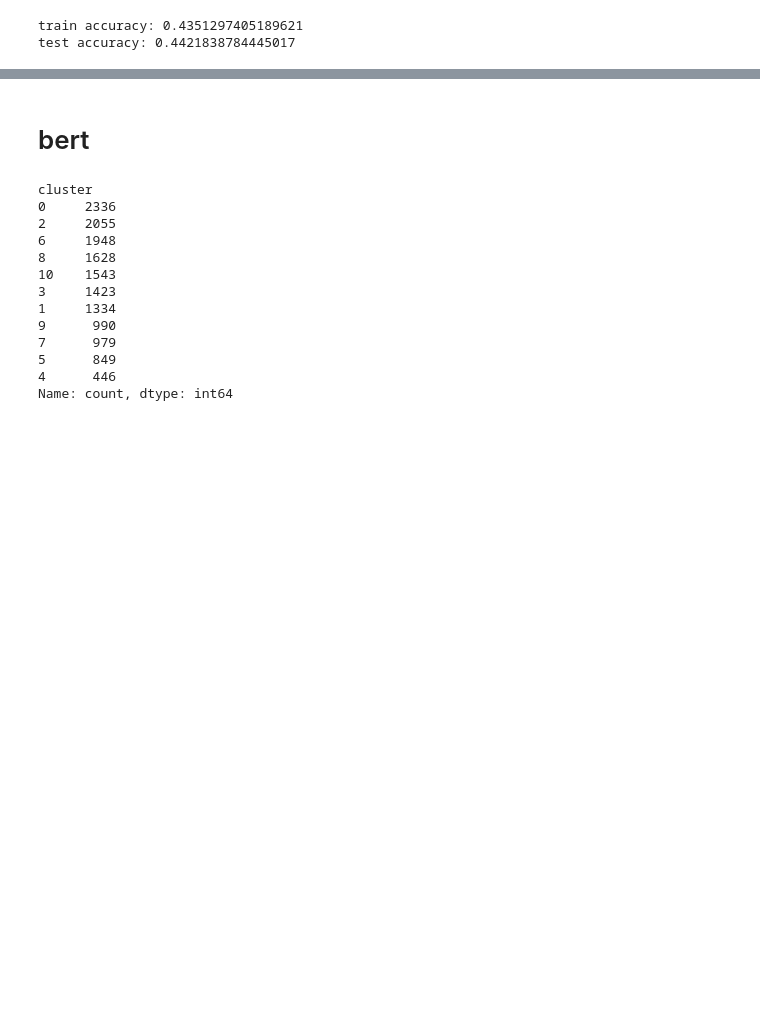
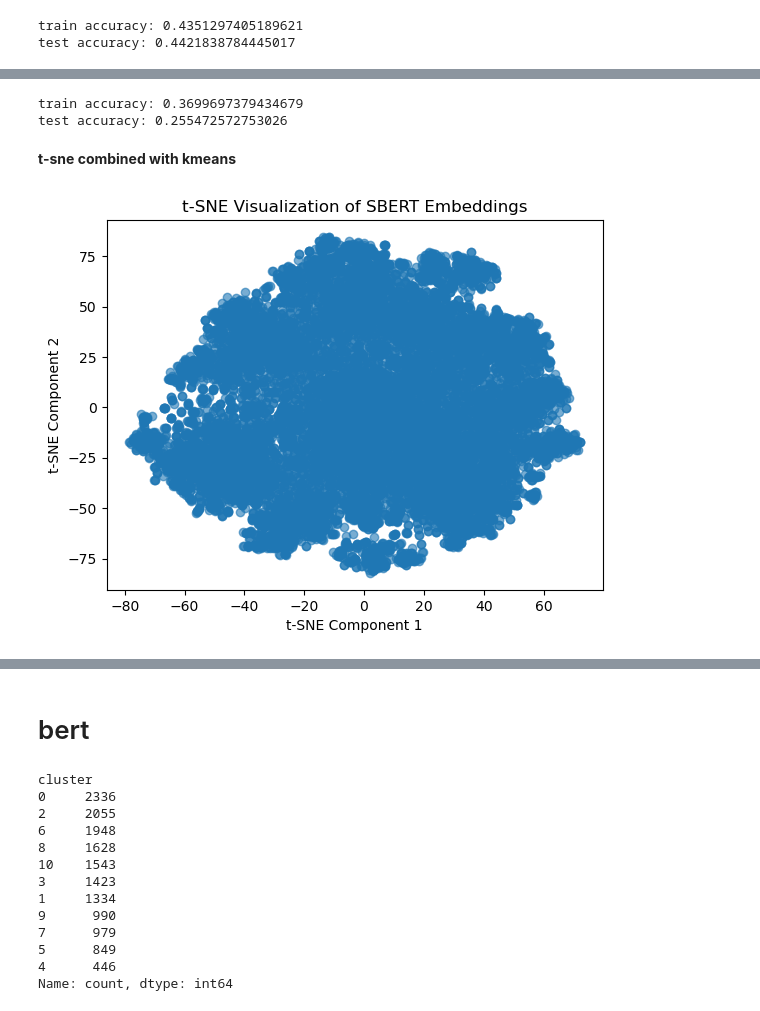
Before and after one commit to YuedanHuo/Capstone_team24, a Jupyter notebook: bert.ipynb, the cells around one changed output, grey strips where cells are left out. Drawn from its saved outputs; the diff is of its cells as text; code cells hidden in the pictures; blank space fills up the shorter version.

```diff
--- a/bert.ipynb
+++ b/bert.ipynb
@@ -154,0 +158,3 @@ test accuracy: 0.4421838784445017
+# %%
+X_train_sbert = np.vstack(df_train_label["sbert_embedding"].values)  # Shape: (num_samples, 384)
+X_test_sbert = np.vstack(df_test_label["sbert_embedding"].values)
@@ -154,0 +263,26 @@ test accuracy: 0.4421838784445017
+# %%
+train_accuracy = np.sum(df_train_label['matched_topic_id'] == df_train_label['topic_id'])/len(df_train_label)
+test_accuracy = np.sum(df_test_label['matched_topic_id'] == df_test_label['topic_id'])/len(df_test_label)
+print('train accuracy:', train_accuracy)
+print('test accuracy:', test_accuracy)
+# %% [output]
+train accuracy: 0.3699697379434679
+test accuracy: 0.255472572753026
+# %% [markdown]
+**t-sne combined with kmeans**
+# %%
+from sklearn.manifold import TSNE
+import matplotlib.pyplot as plt
+
+# Reduce SBERT embeddings to 2D for visualization
+tsne = TSNE(n_components=2, perplexity=30, random_state=42)
+X_sbert_tsne = tsne.fit_transform(X_train_sbert)
+
+# Scatter plot of t-SNE reduced embeddings
+plt.scatter(X_sbert_tsne[:, 0], X_sbert_tsne[:, 1], alpha=0.6)
+plt.xlabel("t-SNE Component 1")
+plt.ylabel("t-SNE Component 2")
+plt.title("t-SNE Visualization of SBERT Embeddings")
+plt.show()
+# %% [output]
+[figure, added]
```
Also changed, not shown: parts of 20 cells of this notebook.
